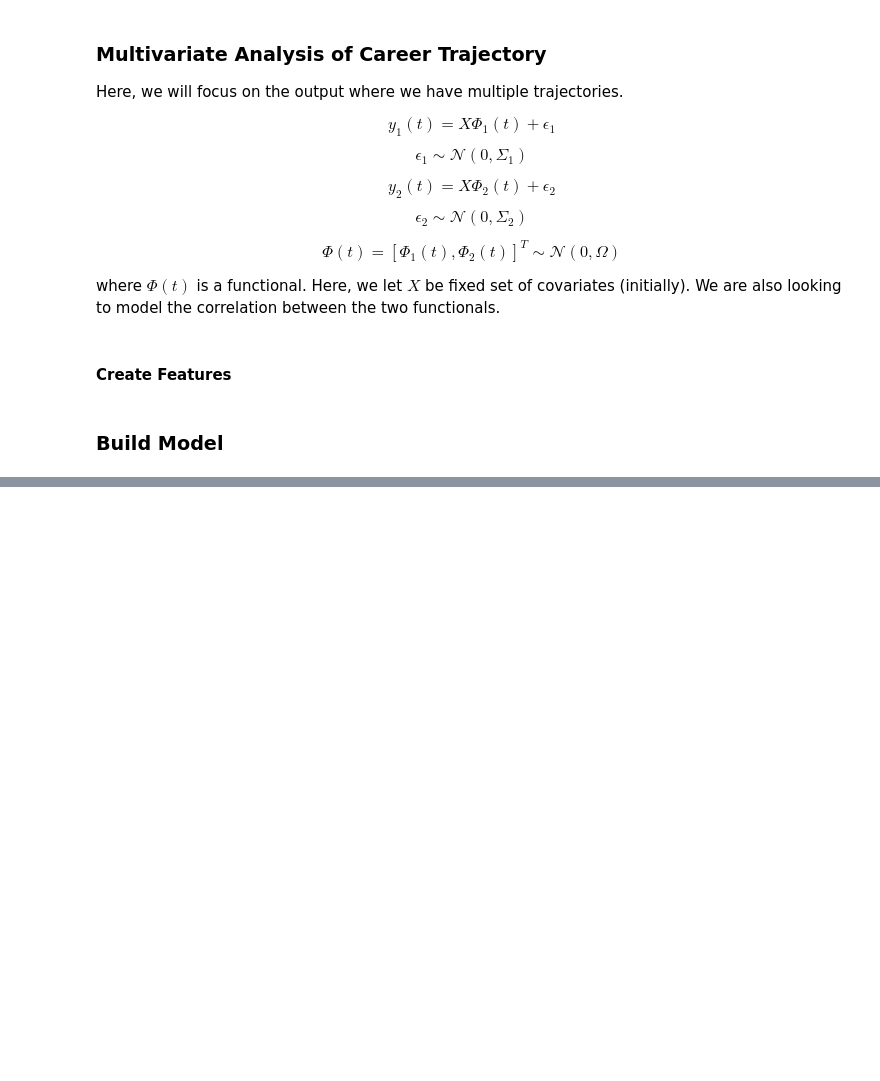
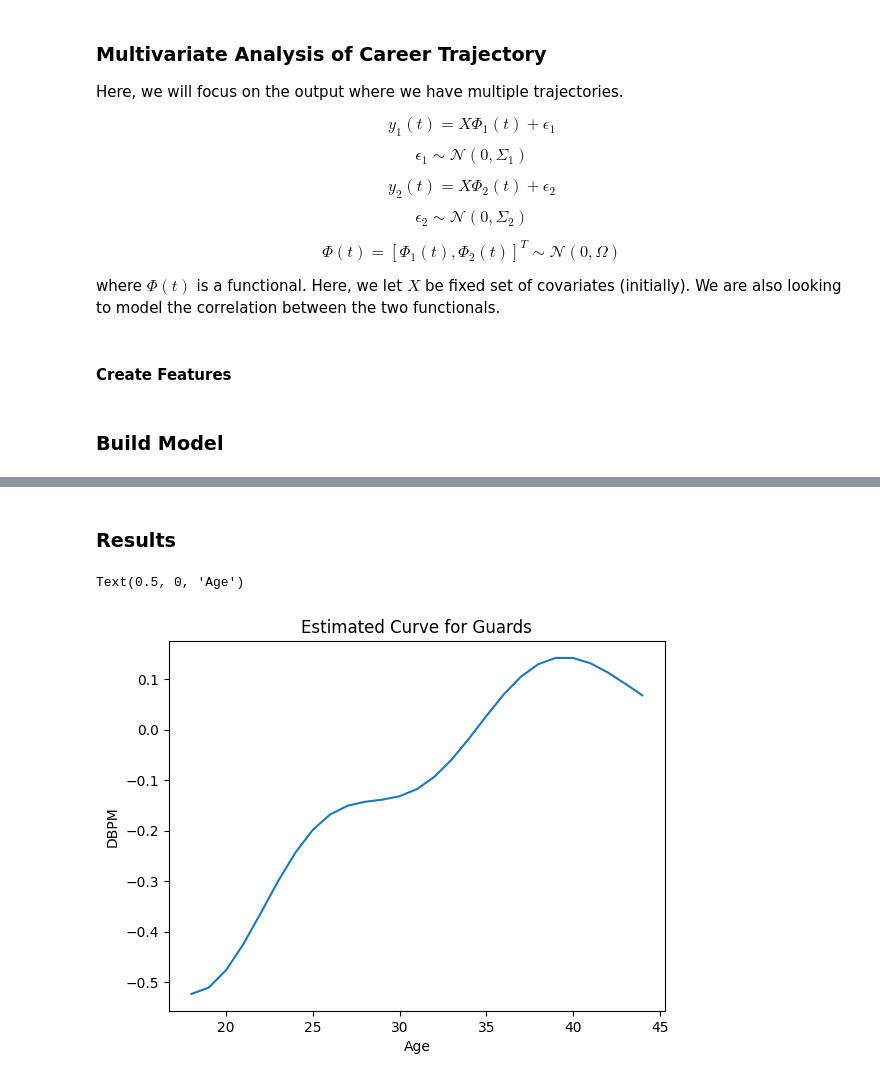
Before and after one commit to abrahme/nba_functional_analysis, a Jupyter notebook: FunctionalDataAnalysis.ipynb, the cells around one changed output, grey strips where cells are left out. Saved outputs shown, nothing was run; the diff lists cells and outputs as text; code cells hidden in the pictures; blank space fills up the shorter version.

```diff
--- a/FunctionalDataAnalysis.ipynb
+++ b/FunctionalDataAnalysis.ipynb
@@ -151,7 +151,7 @@ Y_dbpm = np.ma.masked_values(Y_dbpm.flatten(), value =-999)
 with pm.Model() as fda_model_multivariate:
 
     ### scaled variance
-    variance_obpm = pm.MutableData("variance_dbpm", exposure_obpm)
+    variance_obpm = pm.MutableData("variance_obpm", exposure_obpm)
     variance_dbpm = pm.MutableData("variance_dbpm", exposure_dbpm)
 
     radial_basis = pm.MutableData("radial_basis", radial_basis_function) ### radial basis
@@ -163,17 +163,20 @@ with pm.Model() as fda_model_multivariate:
         "chol", n=2, eta=2.0, sd_dist=pm.Exponential.dist(1.0, shape=2)
     )
 
+    basis_weights_raw = pm.Normal("basis_weights_raw", mu = 0, sigma = 1, shape = (2, fixed_eff_matrix.shape[1]*radial_basis_function.shape[0]))
+    basis_weights = pm.Deterministic("basis_weights", chol.dot(basis_weights_raw))
+    basis_weights_reshaped = pm.Deterministic("basis_weights_reshaped", basis_weights.reshape((fixed_eff_matrix.shape[1]*2,radial_basis_function.shape[0])))
 
-    basis_weights = pm.KroneckerNormal("basis_weights", mu = 0, chols = [chol, np.eye(radial_basis_function.shape[0])],
-                                            shape = (2*fixed_eff_matrix.shape[1], radial_basis_function.shape[0]))
-
-    basis_weights_dbpm = pm.Deterministic("basis_weights_dbpm", basis_weights[3:,:])
-    basis_weights_obpm = pm.Deterministic("basis_weights_obpm", basis_weights[0:3,:])
-    mu = pm.math.dot(pm.math.dot(fixed_effects, basis_weights), radial_basis) ### get mu
-
+    basis_weights_dbpm = pm.Deterministic("basis_weights_dbpm", basis_weights_reshaped[3::,:])
+    basis_weights_obpm = pm.Deterministic("basis_weights_obpm", basis_weights_reshaped[0:3,:])
+    mu_obpm = pm.math.dot(pm.math.dot(fixed_effects, basis_weights_obpm), radial_basis) ### get mu
+    mu_dbpm = pm.math.dot(pm.math.dot(fixed_effects, basis_weights_dbpm), radial_basis) ### get mu
     ## likelihood
     sd_obpm = pm.Exponential("sigma_obpm", 1.0)
     y_obpm = pm.Normal("likelihood_obpm", pm.math.flatten(mu_obpm), sigma = sd_obpm / variance_obpm, observed=Y_obpm)
 
-with fda_model:
+    sd_dbpm = pm.Exponential("sigma_dbpm", 1.0)
+    y_dbpm = pm.Normal("likelihood_dbpm", pm.math.flatten(mu_dbpm), sigma = sd_dbpm / variance_dbpm, observed=Y_dbpm)
+
+with fda_model_multivariate:
     trace = pm.sample()
@@ -224,0 +191,2 @@ b = [2,3,5,,6,7]
+# %% [markdown]
+### Results
@@ -224,0 +195,15 @@ b = [2,3,5,,6,7]
+# %%
+dbpm_basis = az.summary(trace.posterior.basis_weights_dbpm)["mean"].to_numpy().reshape((3,27))
+# %%
+guards = np.array([[1,0,1]])
+centers = np.array([[1,0,0]])
+forwards = np.array([[1,1,0]])
+# %%
+import matplotlib.pyplot as plt
+plt.plot(range(18,45),guards.dot(dbpm_basis).dot(radial_basis_function)[0,:] )
+plt.title("Estimated Curve for Guards")
+plt.ylabel("DBPM")
+plt.xlabel("Age")
+# %% [output]
+Text(0.5, 0, 'Age')
+[figure, added]
```
Also changed, not shown: parts of 13 cells of this notebook.
